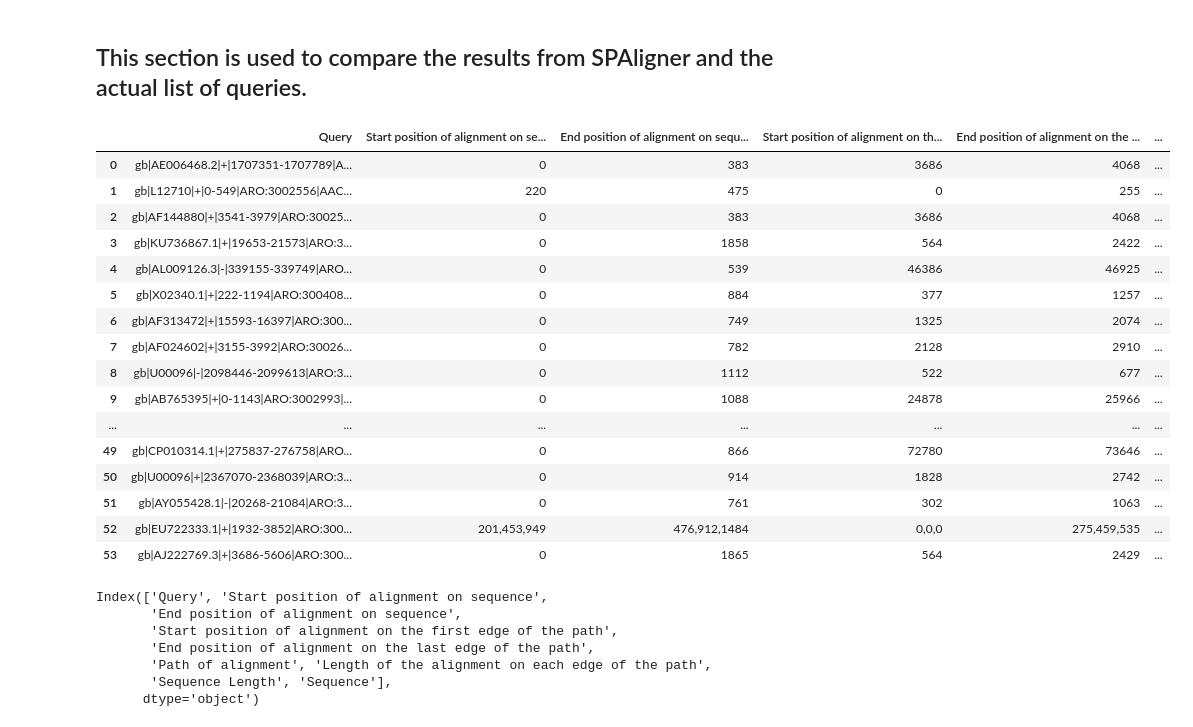
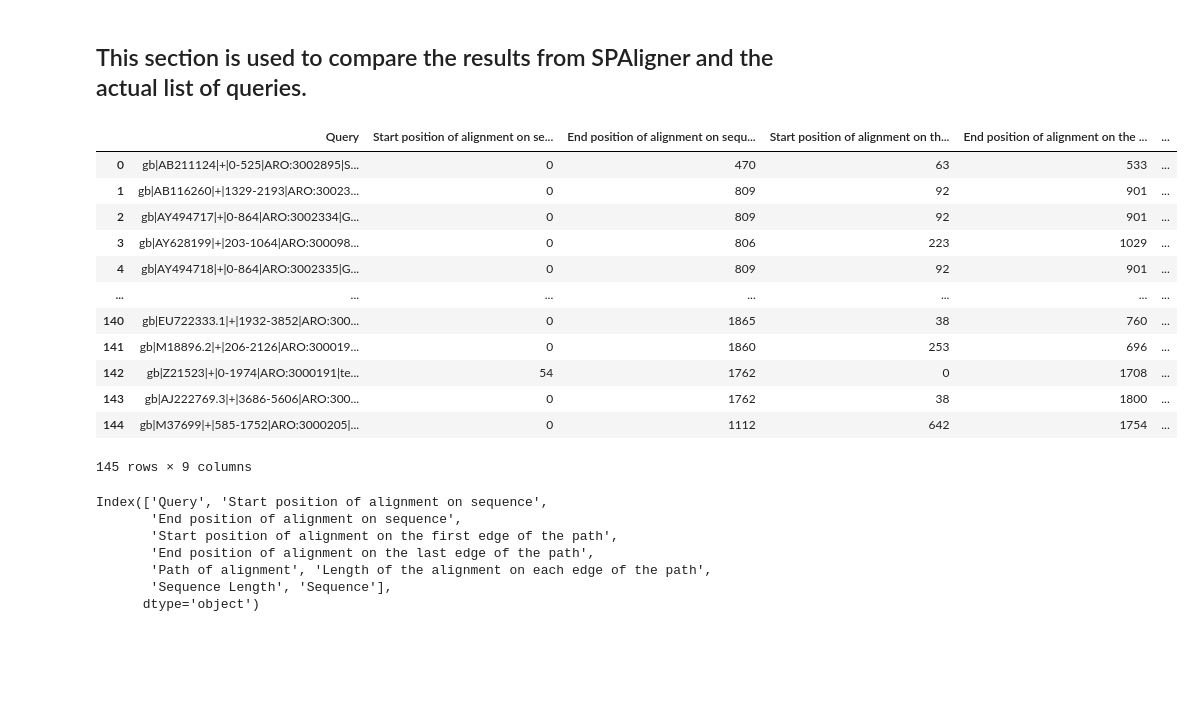
Before and after one commit to Yusreen/Thesis, a Jupyter notebook: Results and findings/CompareQueryAndResults.ipynb, the cells around one changed output. Drawn from its saved outputs; the diff is of its cells as text; code cells hidden in the pictures; blank space fills up the shorter version.

```diff
--- a/Results and findings/CompareQueryAndResults.ipynb
+++ b/Results and findings/CompareQueryAndResults.ipynb
@@ -278,28 +267,24 @@ df_QueryAndResultsBandage.to_csv("CompiledQueriesBandage.tsv",sep="\t")
 ## This section is used to compare the results from SPAligner and the actual list of queries.
 # %%
 #Create a dataframe for SPAligner Combined1
-SPAligner_Combined1=pd.read_csv('outputCAMIM2SPAligner.tsv', sep='\t',names=["Query","Start position of alignment on sequence","End position of alignment on sequence","Start position of alignment on the first edge of the path",
+SPAligner_Combined1=pd.read_csv('RealSPAligner.tsv', sep='\t',names=["Query","Start position of alignment on sequence","End position of alignment on sequence","Start position of alignment on the first edge of the path",
 "End position of alignment on the last edge of the path","Path of alignment","Length of the alignment on each edge of the path","Sequence Length",
 "Sequence"])
 SPAligner_Combined1
 # %% [output]
 |  | Query | Start position of alignment on se... | End position of alignment on sequ... | Start position of alignment on th... | End position of alignment on the ... | ... |
-| 0 | gb|AE006468.2|+|1707351-1707789|A... | 0 | 383 | 3686 | 4068 | ... |
-| 1 | gb|L12710|+|0-549|ARO:3002556|AAC... | 220 | 475 | 0 | 255 | ... |
-| 2 | gb|AF144880|+|3541-3979|ARO:30025... | 0 | 383 | 3686 | 4068 | ... |
-| 3 | gb|KU736867.1|+|19653-21573|ARO:3... | 0 | 1858 | 564 | 2422 | ... |
-| 4 | gb|AL009126.3|-|339155-339749|ARO... | 0 | 539 | 46386 | 46925 | ... |
-| 5 | gb|X02340.1|+|222-1194|ARO:300408... | 0 | 884 | 377 | 1257 | ... |
-| 6 | gb|AF313472|+|15593-16397|ARO:300... | 0 | 749 | 1325 | 2074 | ... |
-| 7 | gb|AF024602|+|3155-3992|ARO:30026... | 0 | 782 | 2128 | 2910 | ... |
-| 8 | gb|U00096|-|2098446-2099613|ARO:3... | 0 | 1112 | 522 | 677 | ... |
-| 9 | gb|AB765395|+|0-1143|ARO:3002993|... | 0 | 1088 | 24878 | 25966 | ... |
+| 0 | gb|AB211124|+|0-525|ARO:3002895|S... | 0 | 470 | 63 | 533 | ... |
+| 1 | gb|AB116260|+|1329-2193|ARO:30023... | 0 | 809 | 92 | 901 | ... |
+| 2 | gb|AY494717|+|0-864|ARO:3002334|G... | 0 | 809 | 92 | 901 | ... |
+| 3 | gb|AY628199|+|203-1064|ARO:300098... | 0 | 806 | 223 | 1029 | ... |
+| 4 | gb|AY494718|+|0-864|ARO:3002335|G... | 0 | 809 | 92 | 901 | ... |
 | ... | ... | ... | ... | ... | ... | ... |
-| 49 | gb|CP010314.1|+|275837-276758|ARO... | 0 | 866 | 72780 | 73646 | ... |
-| 50 | gb|U00096|+|2367070-2368039|ARO:3... | 0 | 914 | 1828 | 2742 | ... |
-| 51 | gb|AY055428.1|-|20268-21084|ARO:3... | 0 | 761 | 302 | 1063 | ... |
-| 52 | gb|EU722333.1|+|1932-3852|ARO:300... | 201,453,949 | 476,912,1484 | 0,0,0 | 275,459,535 | ... |
-| 53 | gb|AJ222769.3|+|3686-5606|ARO:300... | 0 | 1865 | 564 | 2429 | ... |
+| 140 | gb|EU722333.1|+|1932-3852|ARO:300... | 0 | 1865 | 38 | 760 | ... |
+| 141 | gb|M18896.2|+|206-2126|ARO:300019... | 0 | 1860 | 253 | 696 | ... |
+| 142 | gb|Z21523|+|0-1974|ARO:3000191|te... | 54 | 1762 | 0 | 1708 | ... |
+| 143 | gb|AJ222769.3|+|3686-5606|ARO:300... | 0 | 1762 | 38 | 1800 | ... |
+| 144 | gb|M37699|+|585-1752|ARO:3000205|... | 0 | 1112 | 642 | 1754 | ... |
+145 rows × 9 columns
 # %%
 #get the columns from SPAligner
 SPAligner_Combined1.columns
```
Also changed, not shown: parts of 23 cells of this notebook, 30 other files.
